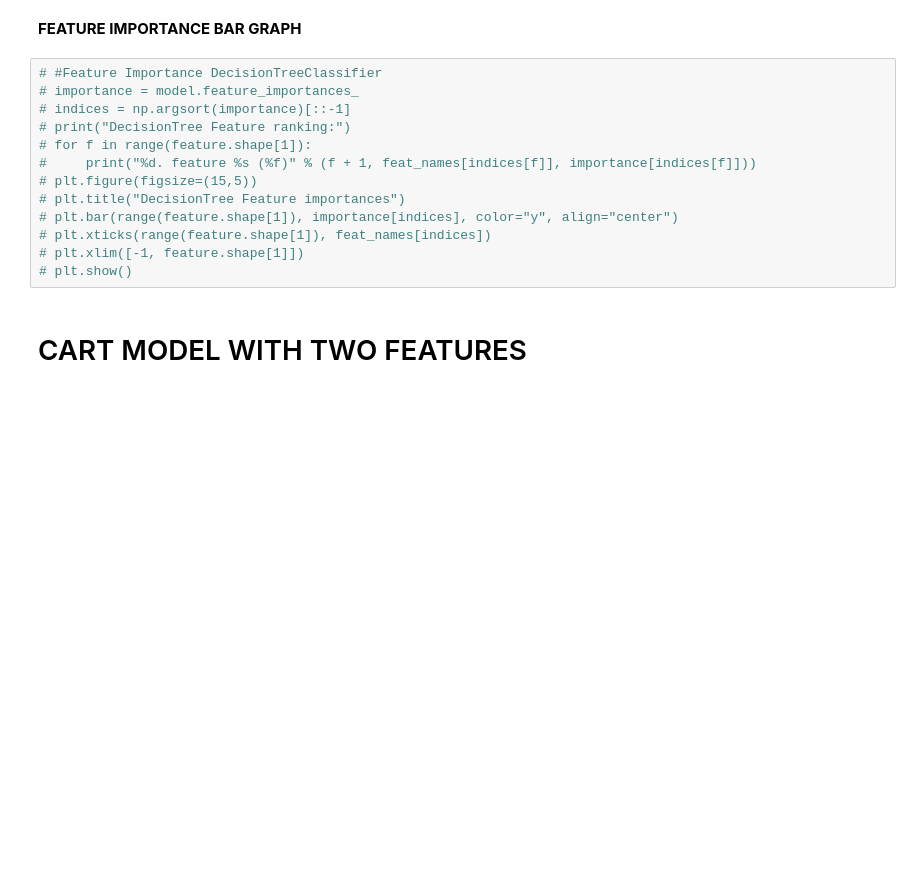
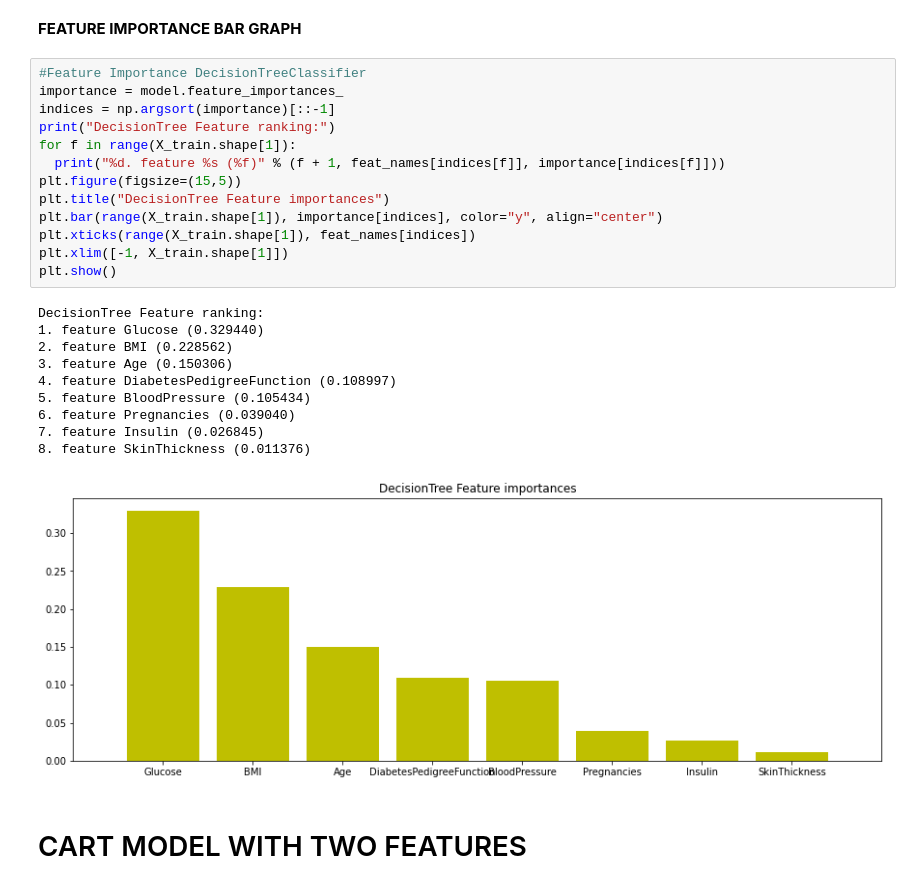
Before and after one commit to ryannayak28/Diabetes_Prediction_using_CART_algorithm, a Jupyter notebook: DiabetesPredictionUsingCART.ipynb, the cells around one changed output. Drawn from its saved outputs; the diff is of its cells as text; blank space fills up the shorter version.

```diff
--- a/DiabetesPredictionUsingCART.ipynb
+++ b/DiabetesPredictionUsingCART.ipynb
@@ -206,18 +235,29 @@ No. of features:  8
 # %% [markdown]
 **FEATURE IMPORTANCE BAR GRAPH**
 # %%
-# #Feature Importance DecisionTreeClassifier
-# importance = model.feature_importances_
-# indices = np.argsort(importance)[::-1]
-# print("DecisionTree Feature ranking:")
-# for f in range(feature.shape[1]):
-#     print("%d. feature %s (%f)" % (f + 1, feat_names[indices[f]], importance[indices[f]]))
-# plt.figure(figsize=(15,5))
-# plt.title("DecisionTree Feature importances")
-# plt.bar(range(feature.shape[1]), importance[indices], color="y", align="center")
-# plt.xticks(range(feature.shape[1]), feat_names[indices])
-# plt.xlim([-1, feature.shape[1]])
-# plt.show()
+#Feature Importance DecisionTreeClassifier
+importance = model.feature_importances_
+indices = np.argsort(importance)[::-1]
+print("DecisionTree Feature ranking:")
+for f in range(X_train.shape[1]):
+  print("%d. feature %s (%f)" % (f + 1, feat_names[indices[f]], importance[indices[f]]))
+plt.figure(figsize=(15,5))
+plt.title("DecisionTree Feature importances")
+plt.bar(range(X_train.shape[1]), importance[indices], color="y", align="center")
+plt.xticks(range(X_train.shape[1]), feat_names[indices])
+plt.xlim([-1, X_train.shape[1]])
+plt.show()
+# %% [output]
+DecisionTree Feature ranking:
+1. feature Glucose (0.329440)
+2. feature BMI (0.228562)
+3. feature Age (0.150306)
+4. feature DiabetesPedigreeFunction (0.108997)
+5. feature BloodPressure (0.105434)
+6. feature Pregnancies (0.039040)
+7. feature Insulin (0.026845)
+8. feature SkinThickness (0.011376)
+[figure, added]
 # %% [markdown]
 # CART MODEL WITH TWO FEATURES
 # %% [markdown]
```
Also changed, not shown: parts of 7 cells of this notebook.
